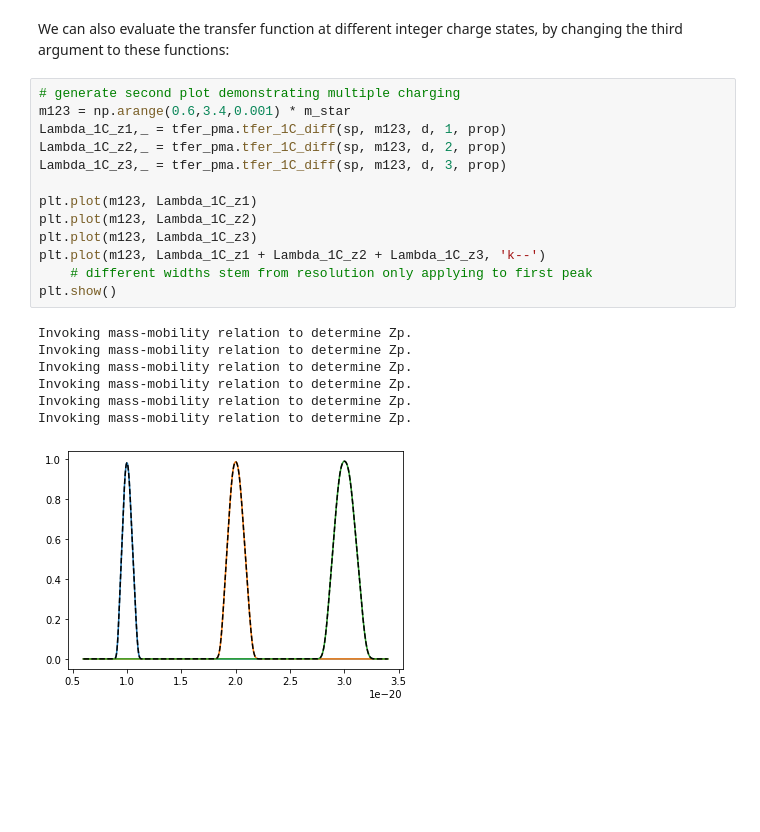
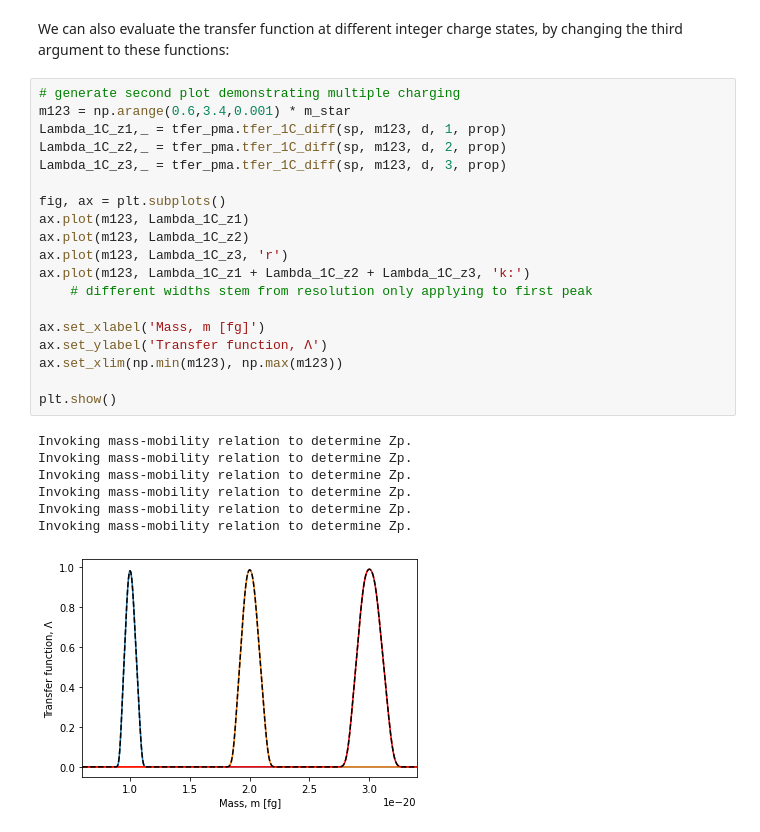
Before and after one commit to tsipkens/tfer-pma, a Jupyter notebook: main.ipynb, the cells around one changed output. Cells and saved outputs as stored; diff of their text form; blank space fills up the shorter version.

```diff
--- a/main.ipynb
+++ b/main.ipynb
@@ -111,21 +117,27 @@ We can also evaluate the transfer function at different integer charge states, b
 # %%
 # generate second plot demonstrating multiple charging
 m123 = np.arange(0.6,3.4,0.001) * m_star
 Lambda_1C_z1,_ = tfer_pma.tfer_1C_diff(sp, m123, d, 1, prop)
 Lambda_1C_z2,_ = tfer_pma.tfer_1C_diff(sp, m123, d, 2, prop)
 Lambda_1C_z3,_ = tfer_pma.tfer_1C_diff(sp, m123, d, 3, prop)
 
-plt.plot(m123, Lambda_1C_z1)
-plt.plot(m123, Lambda_1C_z2)
-plt.plot(m123, Lambda_1C_z3)
-plt.plot(m123, Lambda_1C_z1 + Lambda_1C_z2 + Lambda_1C_z3, 'k--')
+fig, ax = plt.subplots()
+ax.plot(m123, Lambda_1C_z1)
+ax.plot(m123, Lambda_1C_z2)
+ax.plot(m123, Lambda_1C_z3, 'r')
+ax.plot(m123, Lambda_1C_z1 + Lambda_1C_z2 + Lambda_1C_z3, 'k:')
     # different widths stem from resolution only applying to first peak
+
+ax.set_xlabel('Mass, m [fg]')
+ax.set_ylabel('Transfer function, Λ')
+ax.set_xlim(np.min(m123), np.max(m123))
+
 plt.show()
 # %% [output]
 Invoking mass-mobility relation to determine Zp.
 Invoking mass-mobility relation to determine Zp.
 Invoking mass-mobility relation to determine Zp.
 Invoking mass-mobility relation to determine Zp.
 Invoking mass-mobility relation to determine Zp.
 Invoking mass-mobility relation to determine Zp.
-[figure, old version]
+[figure, new version]
```
Also changed, not shown: parts of 1 cell of this notebook.
